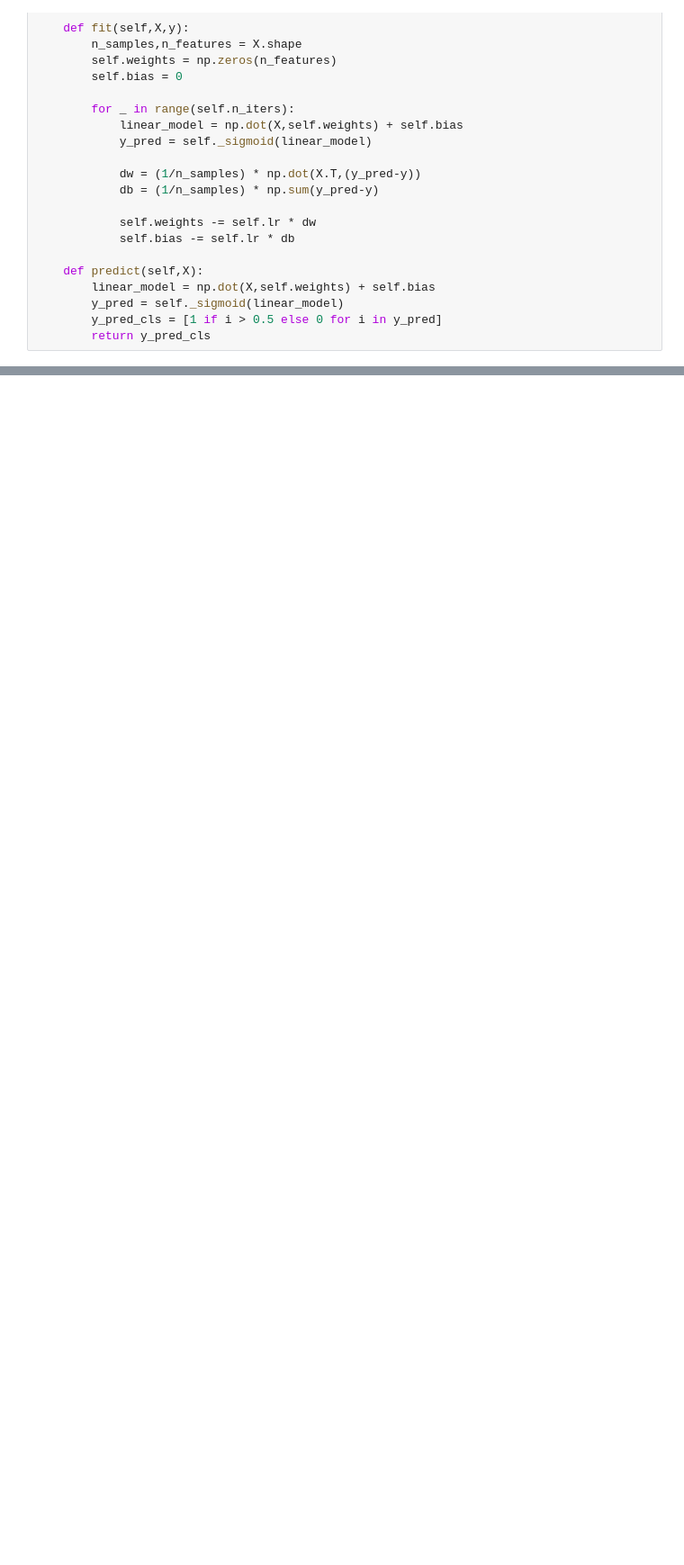
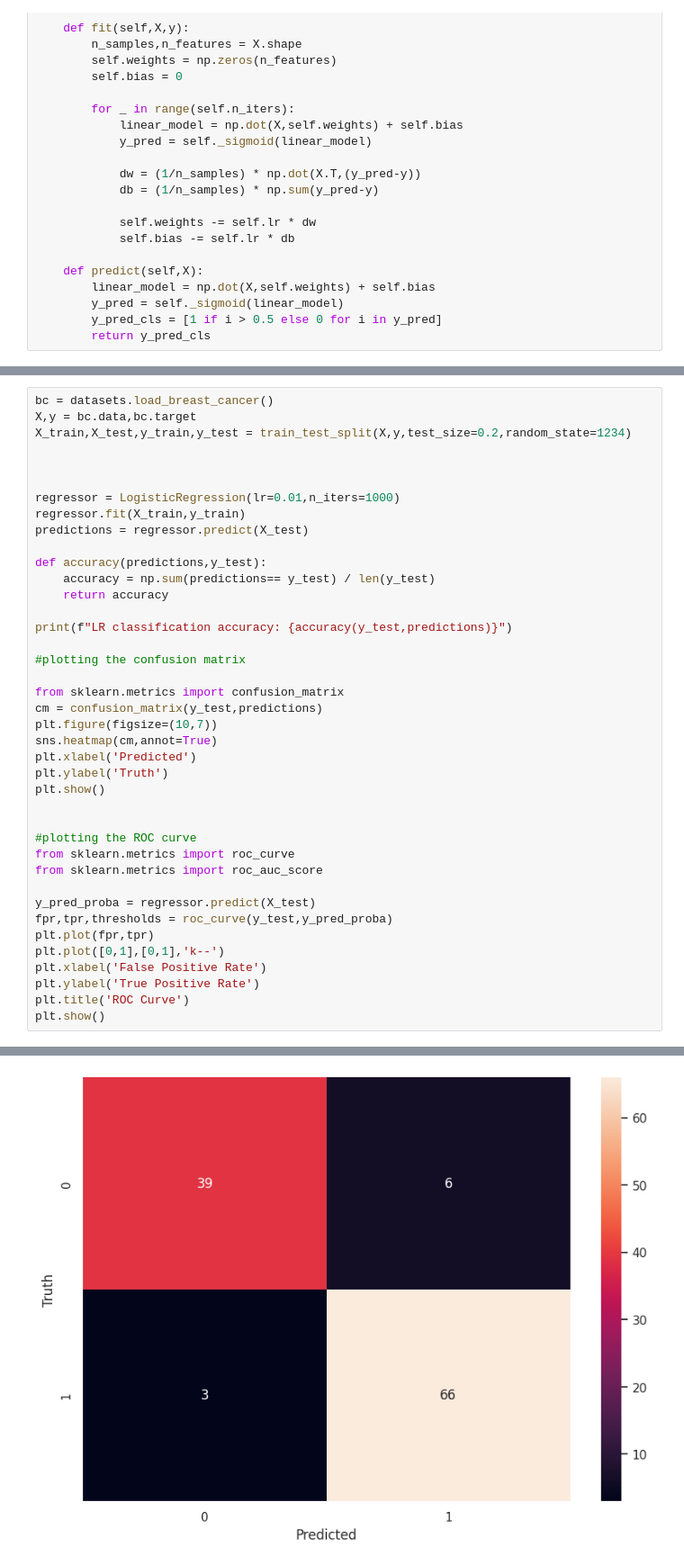
Before and after one commit to kushalsubedi/Data_Mining, a Jupyter notebook: Regression/LogisticReg.ipynb, the cells around one changed output, grey strips where cells are left out. Shown at 90% size. Cells and saved outputs as stored; diff of their text form; blank space fills up the shorter version.

Commit message:
Logistic Regression Confusion Matrix

```diff
--- a/Regression/LogisticReg.ipynb
+++ b/Regression/LogisticReg.ipynb
@@ -74,0 +78,41 @@ class LogisticRegression:
+# %%
+bc = datasets.load_breast_cancer()
+X,y = bc.data,bc.target
+X_train,X_test,y_train,y_test = train_test_split(X,y,test_size=0.2,random_state=1234)
+
+
+
+regressor = LogisticRegression(lr=0.01,n_iters=1000)
+regressor.fit(X_train,y_train)
+predictions = regressor.predict(X_test)
+
+def accuracy(predictions,y_test):
+    accuracy = np.sum(predictions== y_test) / len(y_test)
+    return accuracy
+
+print(f"LR classification accuracy: {accuracy(y_test,predictions)}")
+
+#plotting the confusion matrix
+
+from sklearn.metrics import confusion_matrix
+cm = confusion_matrix(y_test,predictions)
+plt.figure(figsize=(10,7))
+sns.heatmap(cm,annot=True)
+plt.xlabel('Predicted')
+plt.ylabel('Truth')
+plt.show()
+
+
+#plotting the ROC curve
+from sklearn.metrics import roc_curve
+from sklearn.metrics import roc_auc_score
+
+y_pred_proba = regressor.predict(X_test)
+fpr,tpr,thresholds = roc_curve(y_test,y_pred_proba)
+plt.plot(fpr,tpr)
+plt.plot([0,1],[0,1],'k--')
+plt.xlabel('False Positive Rate')
+plt.ylabel('True Positive Rate')
+plt.title('ROC Curve')
+plt.show()
+# %% [output]
@@ -74,0 +120 @@ class LogisticRegression:
+[figure, added]
```
Also changed, not shown: parts of 2 cells of this notebook.
